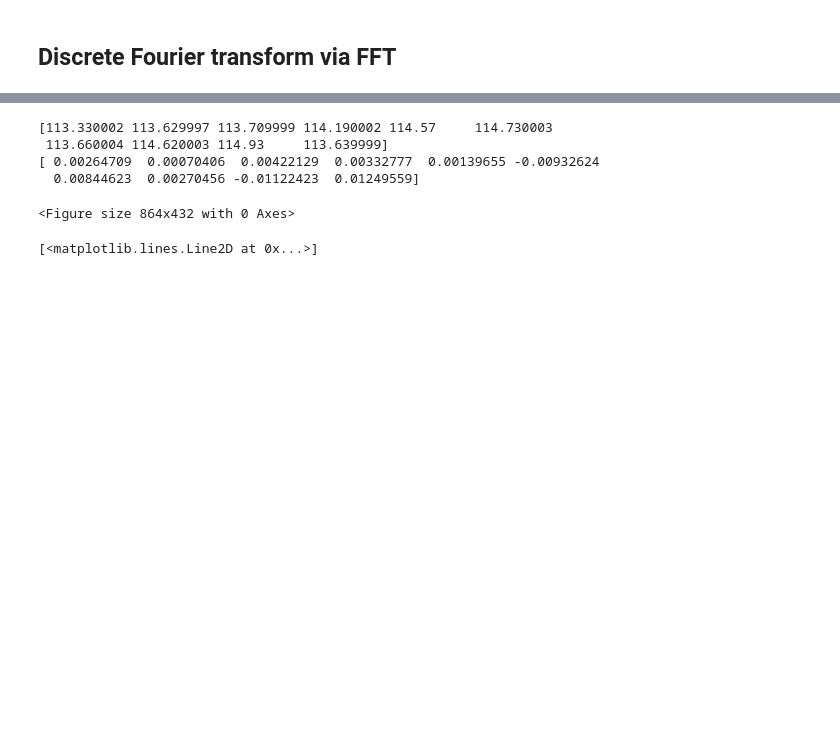
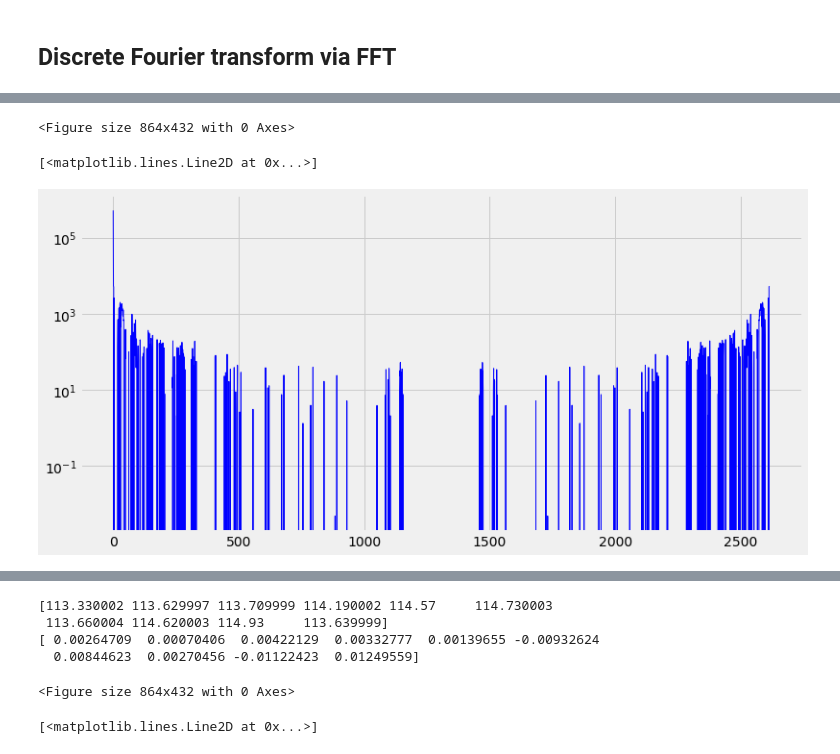
Before and after one commit to alik604/Notebooks, a Jupyter notebook: DSP/Learning_DSP.ipynb, the cells around one changed output, grey strips where cells are left out. Drawn from its saved outputs; the diff is of its cells as text; code cells hidden in the pictures; blank space fills up the shorter version.

```diff
--- a/DSP/Learning_DSP.ipynb
+++ b/DSP/Learning_DSP.ipynb
@@ -75,0 +91,12 @@ array([ 5.18484840e+05    -0.j        ,  5.61361276e+03+85665.77221925j,
+# %%
+smoothed = df.Close.rolling(window=1).mean().dropna()
+smoothed = smoothed.values
+
+data_fft = fft(smoothed, workers=-1)
+plt.figure(figsize=(12,6))
+plt.semilogy(data_fft, '-b', linewidth = 1.0)
+plt.show()
+# %% [output]
+<Figure size 864x432 with 0 Axes>
+[<matplotlib.lines.Line2D at 0x...>]
+[figure, added]
```
Also changed, not shown: parts of 12 cells of this notebook.
